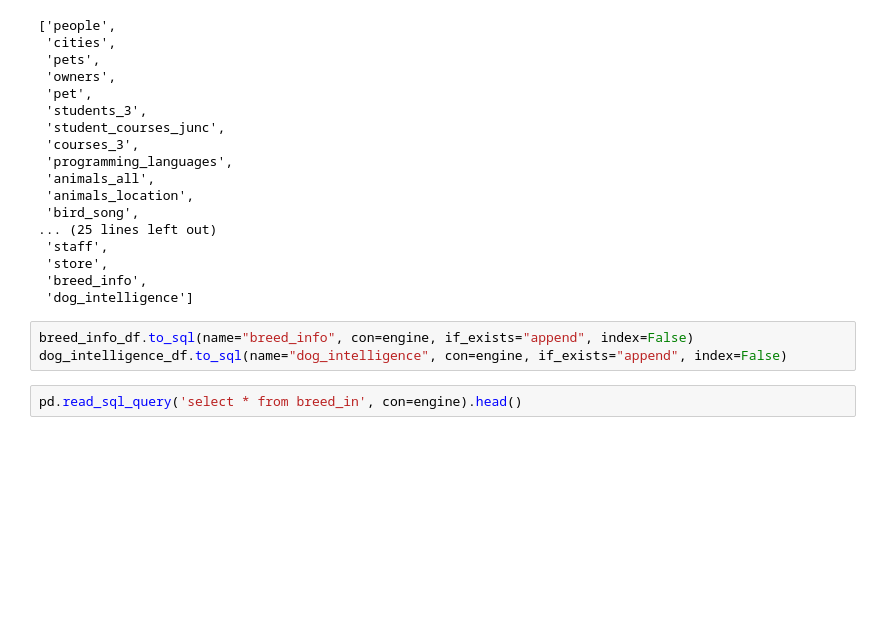
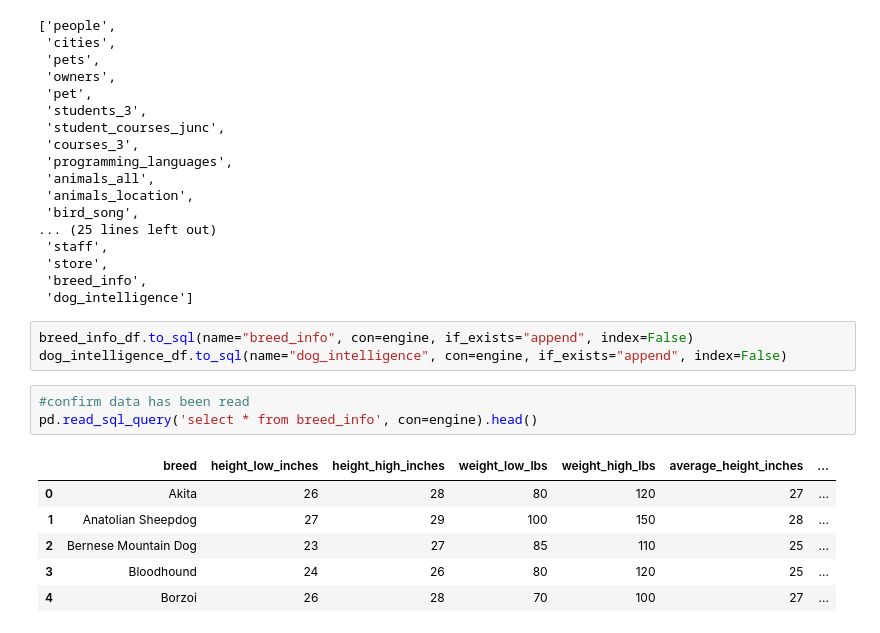
Before and after one commit to alissavokes/ETL-Dog-Intelligence, a Jupyter notebook: data_etl.ipynb, the cells around one changed output. Drawn from its saved outputs; the diff is of its cells as text; blank space fills up the shorter version.

Commit message:
confirming data has been added

```diff
--- a/data_etl.ipynb
+++ b/data_etl.ipynb
@@ -348,4 +348,12 @@ engine.table_names()
 breed_info_df.to_sql(name="breed_info", con=engine, if_exists="append", index=False)
 dog_intelligence_df.to_sql(name="dog_intelligence", con=engine, if_exists="append", index=False)
 # %%
-pd.read_sql_query('select * from breed_in', con=engine).head()
+#confirm data has been read
+pd.read_sql_query('select * from breed_info', con=engine).head()
+# %% [output]
+|  | breed | height_low_inches | height_high_inches | weight_low_lbs | weight_high_lbs | average_height_inches | ... |
+| 0 | Akita | 26 | 28 | 80 | 120 | 27 | ... |
+| 1 | Anatolian Sheepdog | 27 | 29 | 100 | 150 | 28 | ... |
+| 2 | Bernese Mountain Dog | 23 | 27 | 85 | 110 | 25 | ... |
+| 3 | Bloodhound | 24 | 26 | 80 | 120 | 25 | ... |
+| 4 | Borzoi | 26 | 28 | 70 | 100 | 27 | ... |
```
Also changed, not shown: parts of 1 cell of this notebook.
